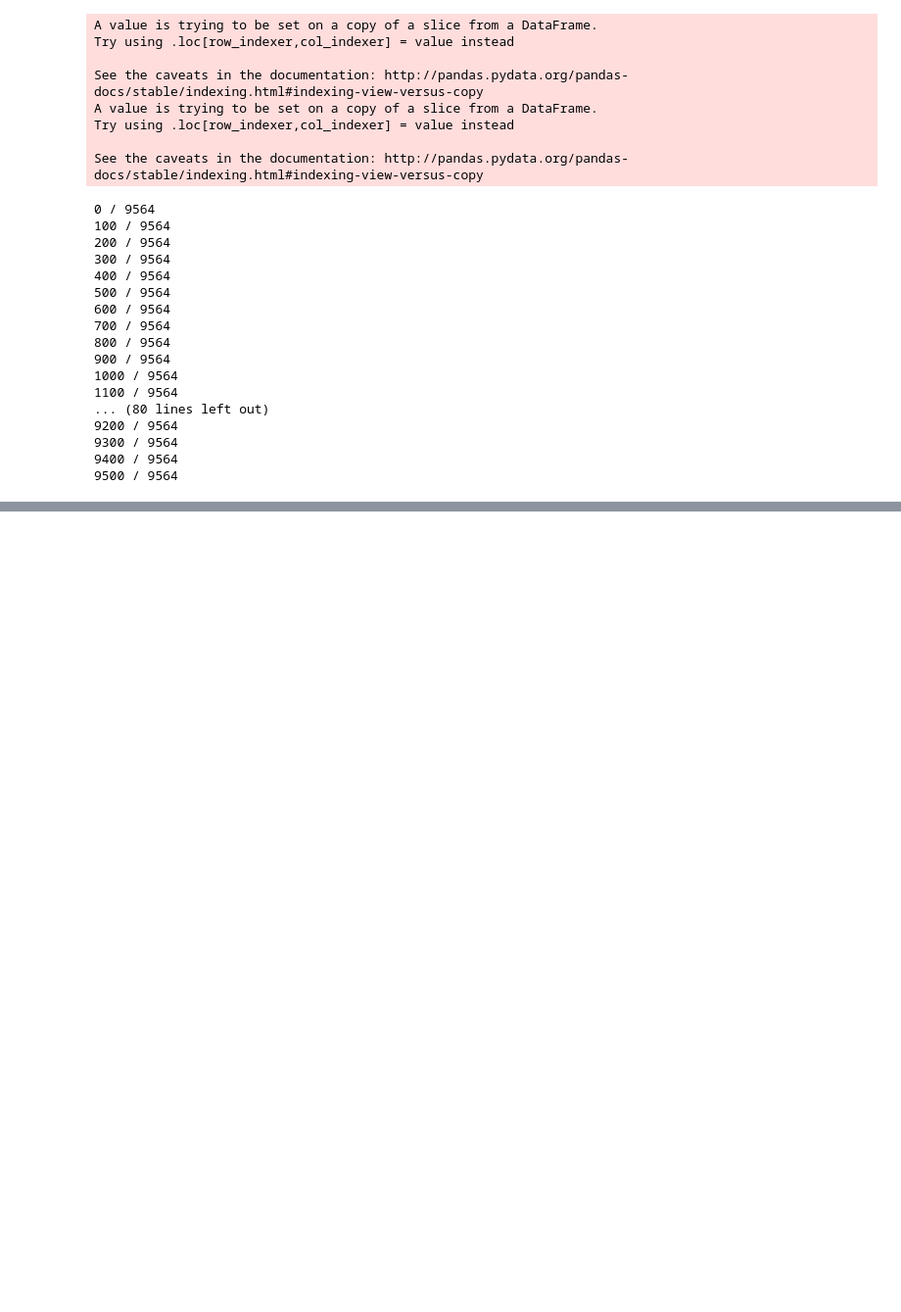
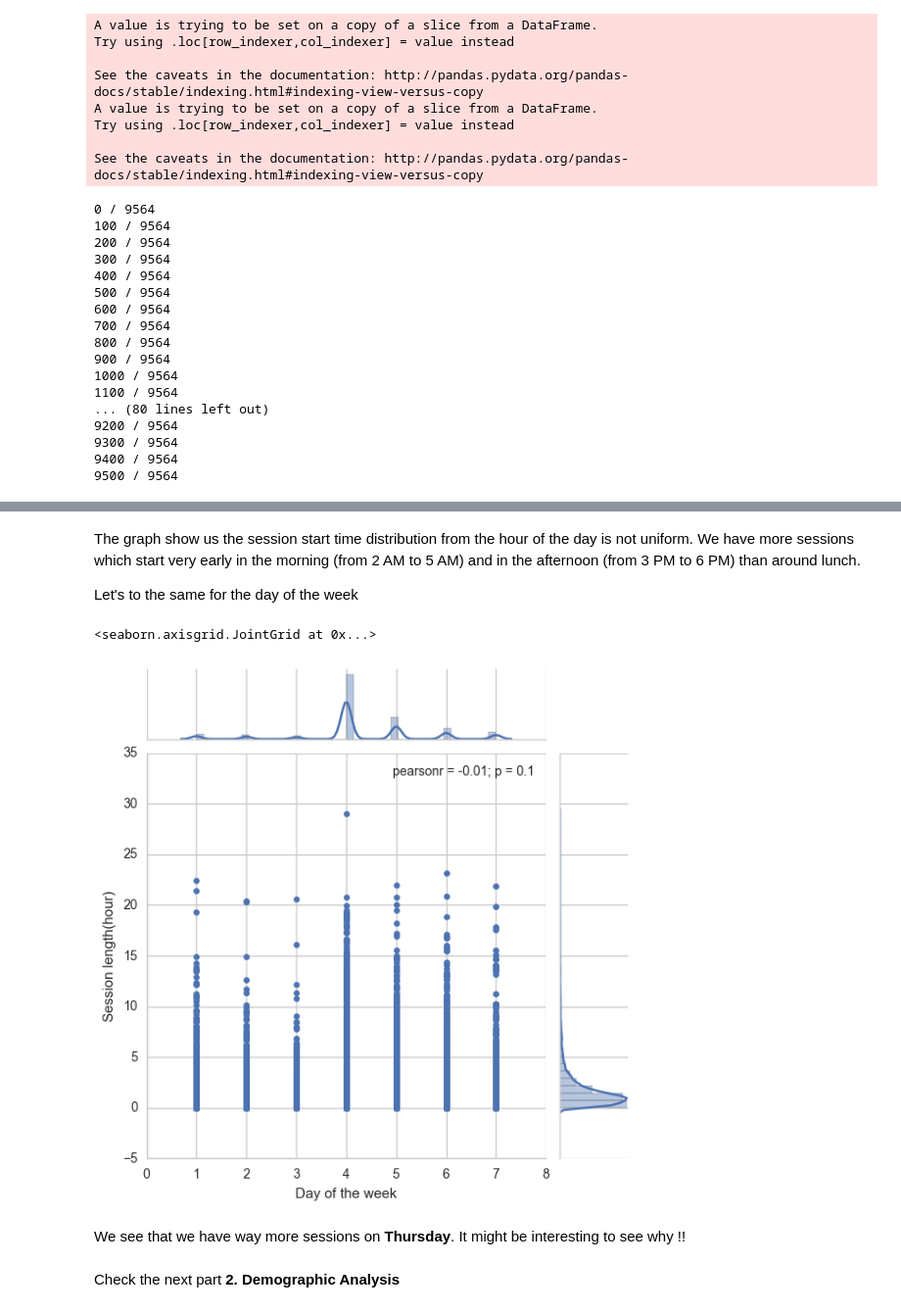
Before and after one commit to CyriacAzefack/Spotify, a Jupyter notebook: 1. Session Breakdown.ipynb, the cells around one changed output, grey strips where cells are left out. Shown at 98% size. Drawn from its saved outputs; the diff is of its cells as text; code cells hidden in the pictures; blank space fills up the shorter version.

```diff
--- a/1. Session Breakdown.ipynb
+++ b/1. Session Breakdown.ipynb
@@ -316,0 +361,13 @@ g.map(plt.hist, "sum_ms_played", color="steelblue", bins=20, lw=1)
+# %% [markdown]
+The graph show us the session start time distribution from the hour of the day is not uniform. We have more sessions which start very early in the morning (from 2 AM to 5 AM) and in the afternoon (from 3 PM to 6 PM) than around lunch.
+
+Let's to the same for the day of the week
+# %%
+sns.jointplot(data=session_per_hour, x='weekday', y='session_length', marginal_kws=dict(bins=40, rug=False, kde=True)).set_axis_labels("Day of the week", "Session length(hour)")
+# %% [output]
+<seaborn.axisgrid.JointGrid at 0x...>
+[figure, added]
+# %% [markdown]
+We see that we have way more sessions on <b>Thursday</b>. It might be interesting to see why !!
+# %% [markdown]
+Check the next part <b>2. Demographic Analysis</b>
```
Also changed, not shown: parts of 12 cells of this notebook, 2 other files.
